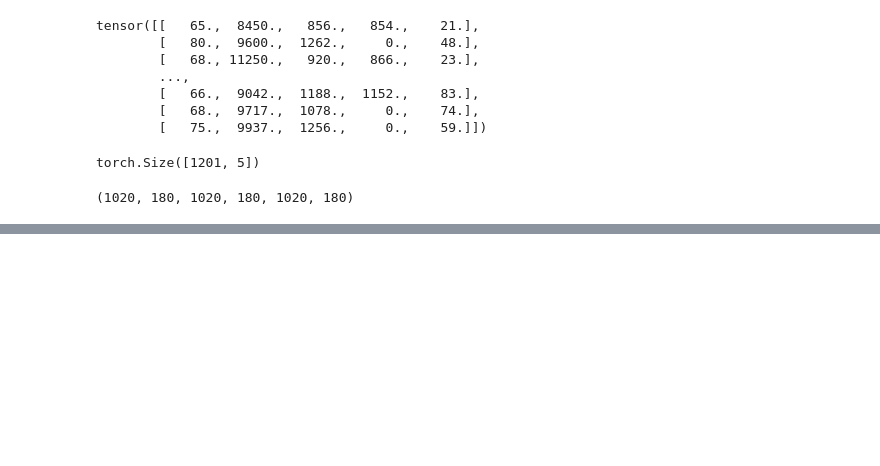
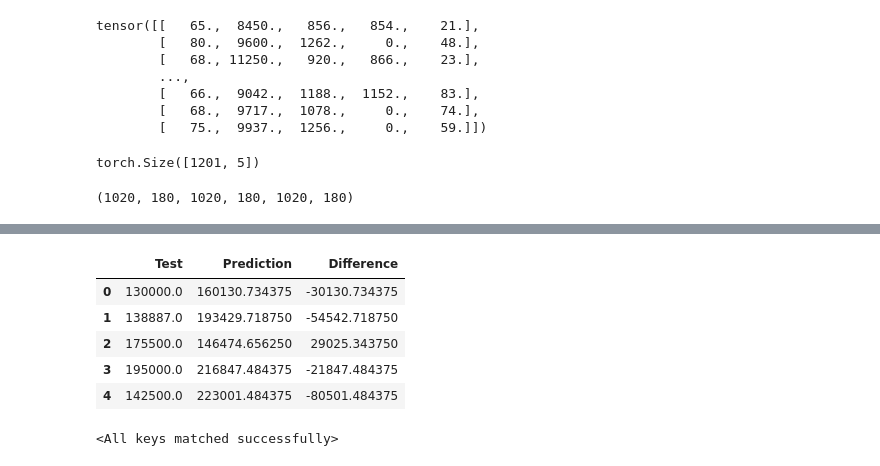
Before and after one commit to krishanwalia30/PyTorch-Practice, a Jupyter notebook: House Price Prediction Using Pytorch.ipynb, the cells around one changed output, grey strips where cells are left out. Drawn from its saved outputs; the diff is of its cells as text; code cells hidden in the pictures; blank space fills up the shorter version.

```diff
--- a/House Price Prediction Using Pytorch.ipynb
+++ b/House Price Prediction Using Pytorch.ipynb
@@ -465,0 +516,2 @@ for i in range(epochs):
+# %%
+data_verify = pd.DataFrame(y_test.tolist(), columns=['Test'])
@@ -465,0 +540,12 @@ for i in range(epochs):
+# %%
+final_output = pd.concat([data_verify,data_predicted], axis=1)
+final_output['Difference'] = final_output['Test']-final_output['Prediction']
+
+final_output.head()
+# %% [output]
+|  | Test | Prediction | Difference |
+| 0 | 130000.0 | 160130.734375 | -30130.734375 |
+| 1 | 138887.0 | 193429.718750 | -54542.718750 |
+| 2 | 175500.0 | 146474.656250 | 29025.343750 |
+| 3 | 195000.0 | 216847.484375 | -21847.484375 |
+| 4 | 142500.0 | 223001.484375 | -80501.484375 |
@@ -465,0 +565,4 @@ for i in range(epochs):
+# %%
+model1.load_state_dict(torch.load('HouseWeight.pt'))
+# %% [output]
+<All keys matched successfully>
```
Also changed, not shown: parts of 11 cells of this notebook, 2 other files.
